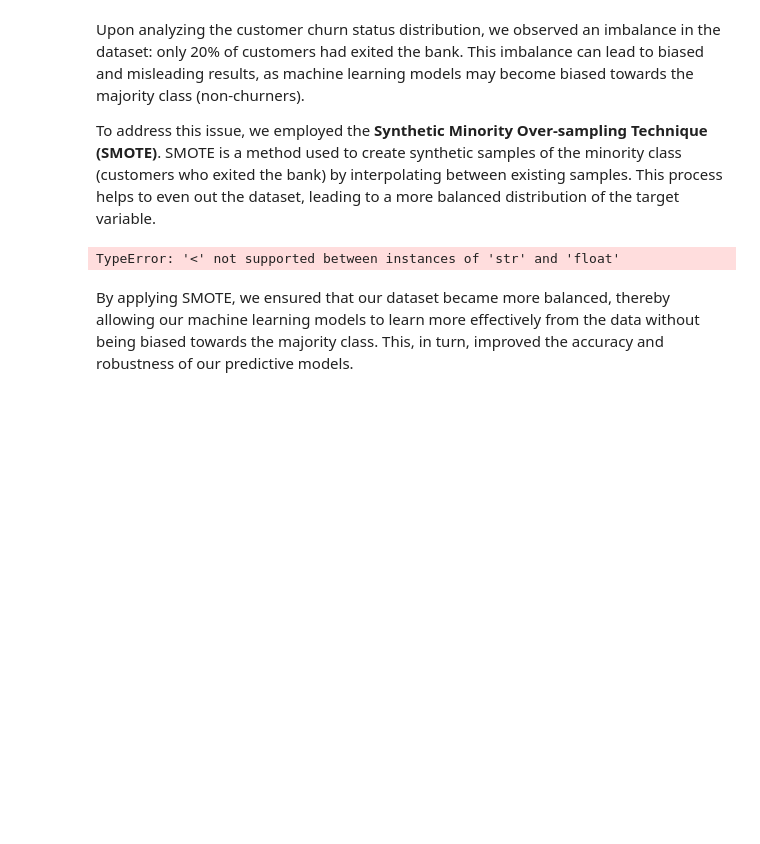
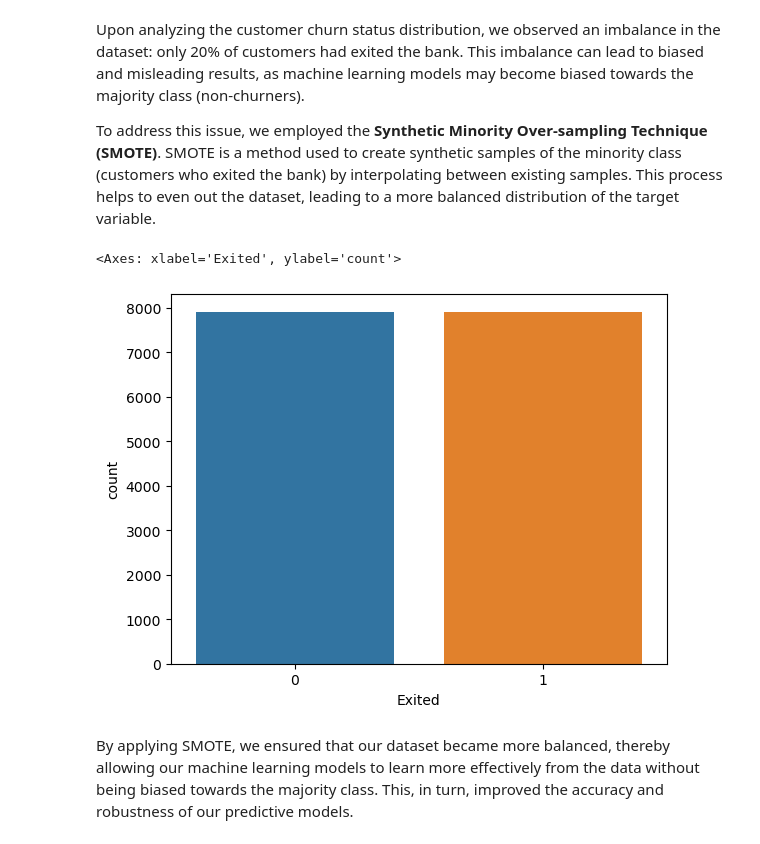
Before and after one commit to LuisDu902/MLChurnPrediction, a Jupyter notebook: project/src/project.ipynb, the cells around one changed output. Saved outputs shown, nothing was run; the diff lists cells and outputs as text; code cells hidden in the pictures; blank space fills up the shorter version.

```diff
--- a/project/src/project.ipynb
+++ b/project/src/project.ipynb
@@ -321,20 +322,20 @@ To address this issue, we employed the **Synthetic Minority Over-sampling Techni
 # %%
 smt = SMOTE(random_state=5)
 
-X_scaled = scale_dataframe.drop('Exited', axis=1)
-y = scale_dataframe['Exited']
-
-X_s, y = smt.fit_resample(X_scaled, y)
-X_smote, y = smt.fit_resample(X_scaled, y)
-
-dataframe = pd.concat([X_s, y], axis=1)
+# smote the dataset without scaling
+X_s, y_s = smt.fit_resample(X, y)
+dataframe = pd.concat([X_s, y_s], axis=1)
 saveDataframe(dataframe, 'dataset_noScale_smote.csv')
 
-dataframe = pd.concat([X_smote, y], axis=1)
+# smote the dataset with scaling
+X_smote, y_smote = smt.fit_resample(X_scaled, y)
+dataframe = pd.concat([X_smote, y_smote], axis=1)
 saveDataframe(dataframe, 'dataset_scale_smote.csv')
+
 sb.countplot(x='Exited', data=dataframe)
 # %% [output]
-TypeError: '<' not supported between instances of 'str' and 'float'
+<Axes: xlabel='Exited', ylabel='count'>
+[figure, added]
 # %% [markdown]
 By applying SMOTE, we ensured that our dataset became more balanced, thereby allowing our machine learning models to learn more effectively from the data without being biased towards the majority class. This, in turn, improved the accuracy and robustness of our predictive models.
 # %% [markdown]
```
Also changed, not shown: parts of 12 cells of this notebook, 6 other files.
